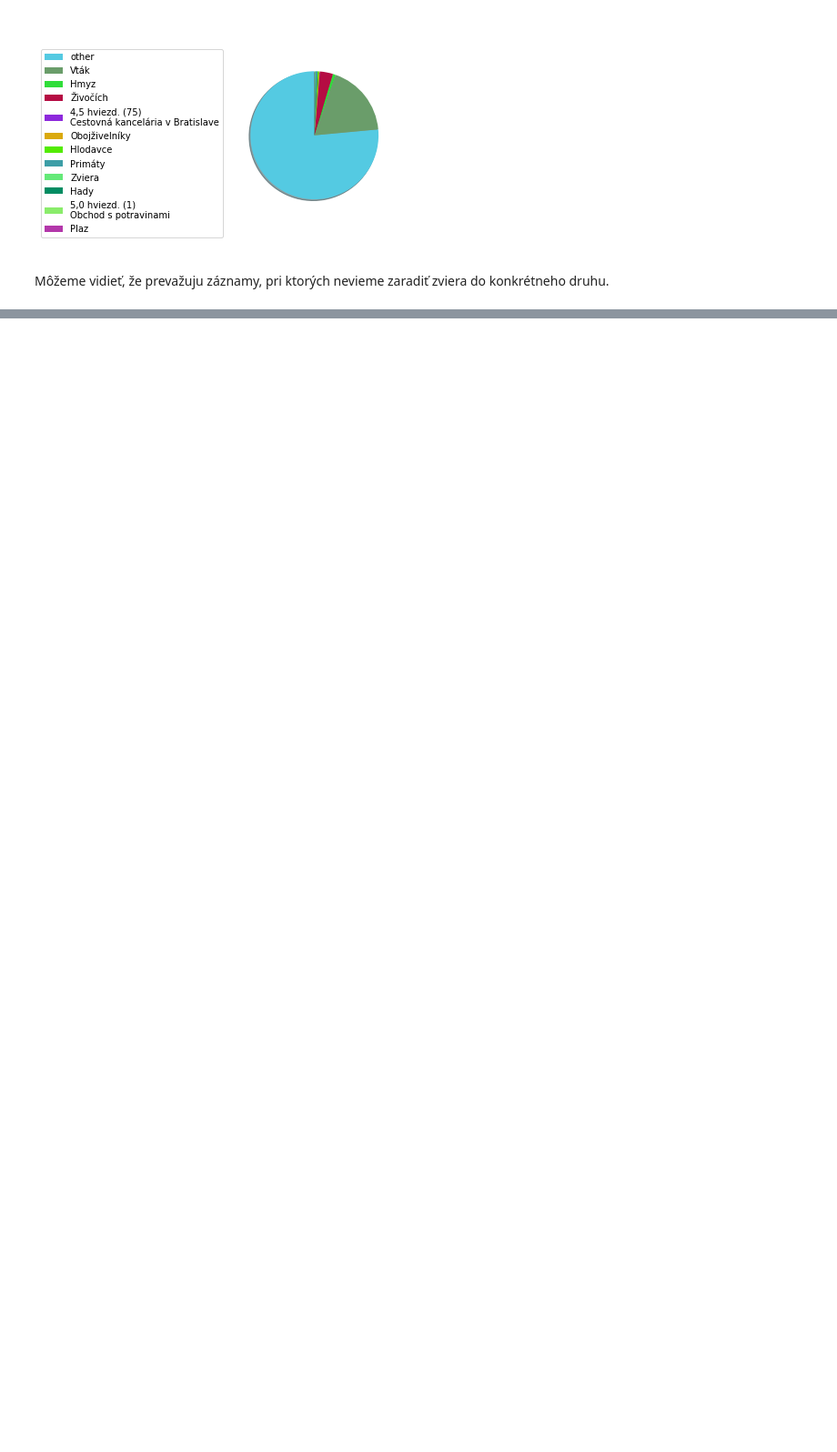
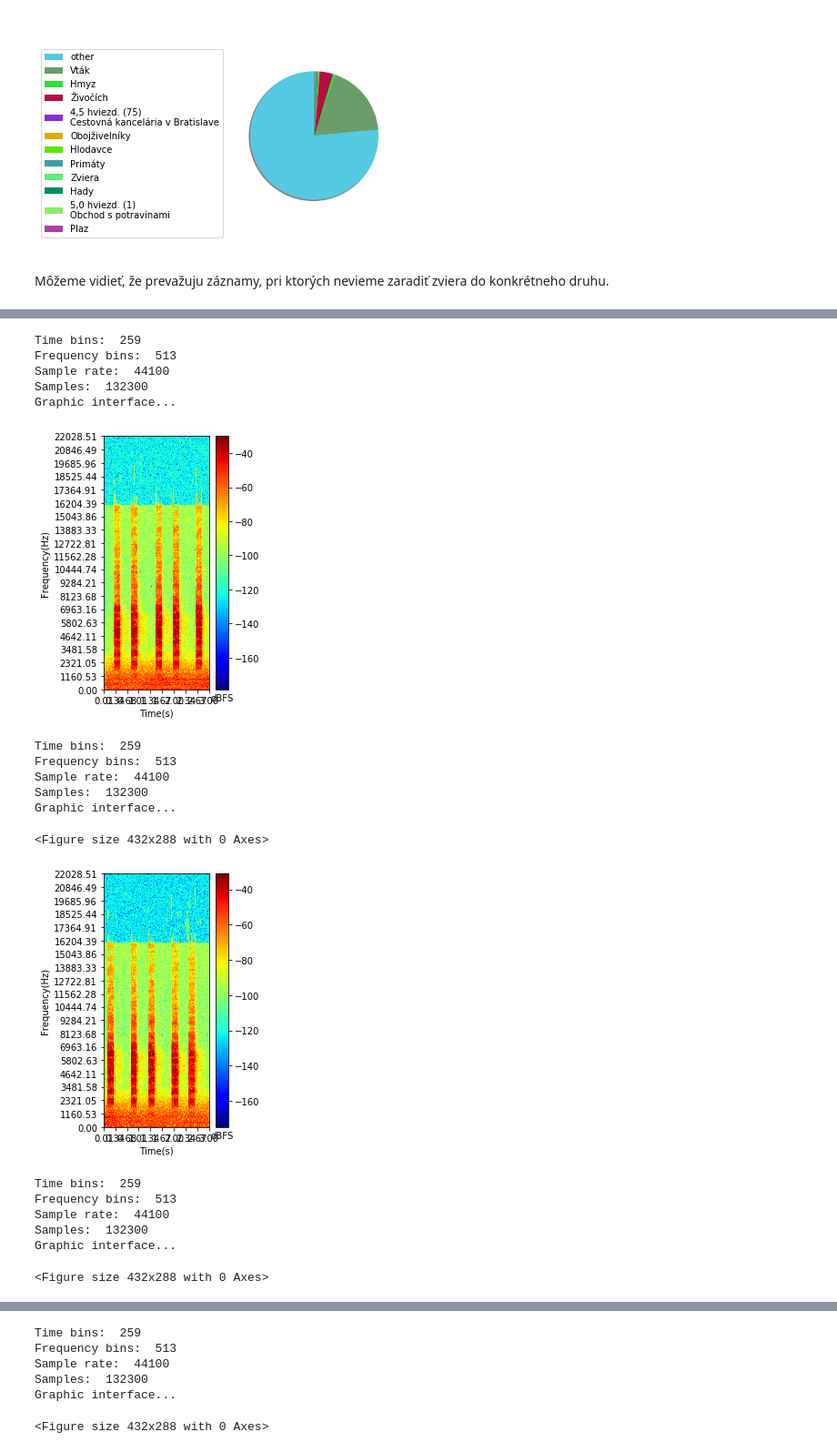
Before and after one commit to SimonaGlom/neural_networks, a Jupyter notebook: dataset.ipynb, the cells around one changed output, grey strips where cells are left out. Shown at 91% size. Saved outputs shown, nothing was run; the diff lists cells and outputs as text; code cells hidden in the pictures; blank space fills up the shorter version.

Commit message:
dataset notebook spectograms

```diff
--- a/dataset.ipynb
+++ b/dataset.ipynb
@@ -128,0 +127,46 @@ Môžeme vidieť, že prevažuju záznamy, pri ktorých nevieme zaradiť zviera
+# %%
+import src.models.preprocessor as preprocessor
+import src.models.spectrogram as spectogram
+
+sound_track_path = 'dataset_parser/records/Crex_crex/crex_crex0.mp3'
+trimmed_path = 'dataset_parser/records/Crex_crex/crex_crex0_trimmed.wav'
+
+# 0. convert from mp3 to wav
+sound_track_path = preprocessor.from_mp3_to_wav(sound_track_path)
+
+# 1. remove silence
+sound = AudioSegment.from_file(sound_track_path, format="wav")
+
+start_trim = preprocessor.detect_leading_silence(sound)
+end_trim = preprocessor.detect_leading_silence(sound.reverse())
+
+duration = len(sound)
+trimmed_sound = sound[start_trim:duration - end_trim]
+trimmed_sound.export(trimmed_path, format="wav")
+
+# 2. split sound track
+samples = preprocessor.split_records(trimmed_path)
+
+# 3. create spectograms
+for sample in samples:
+    spectogram.create_spectogram(sample, 'l')
+# %% [output]
+Time bins:  259
+Frequency bins:  513
+Sample rate:  44100
+Samples:  132300
+Graphic interface...
+[figure, added]
+Time bins:  259
+Frequency bins:  513
+Sample rate:  44100
+Samples:  132300
+Graphic interface...
+<Figure size 432x288 with 0 Axes>
+[figure, added]
+Time bins:  259
+Frequency bins:  513
+Sample rate:  44100
+Samples:  132300
+Graphic interface...
+<Figure size 432x288 with 0 Axes>
@@ -128,0 +174,6 @@ Môžeme vidieť, že prevažuju záznamy, pri ktorých nevieme zaradiť zviera
+Time bins:  259
+Frequency bins:  513
+Sample rate:  44100
+Samples:  132300
+Graphic interface...
+<Figure size 432x288 with 0 Axes>
```
Also changed, not shown: parts of 5 cells of this notebook, 13 other files.
